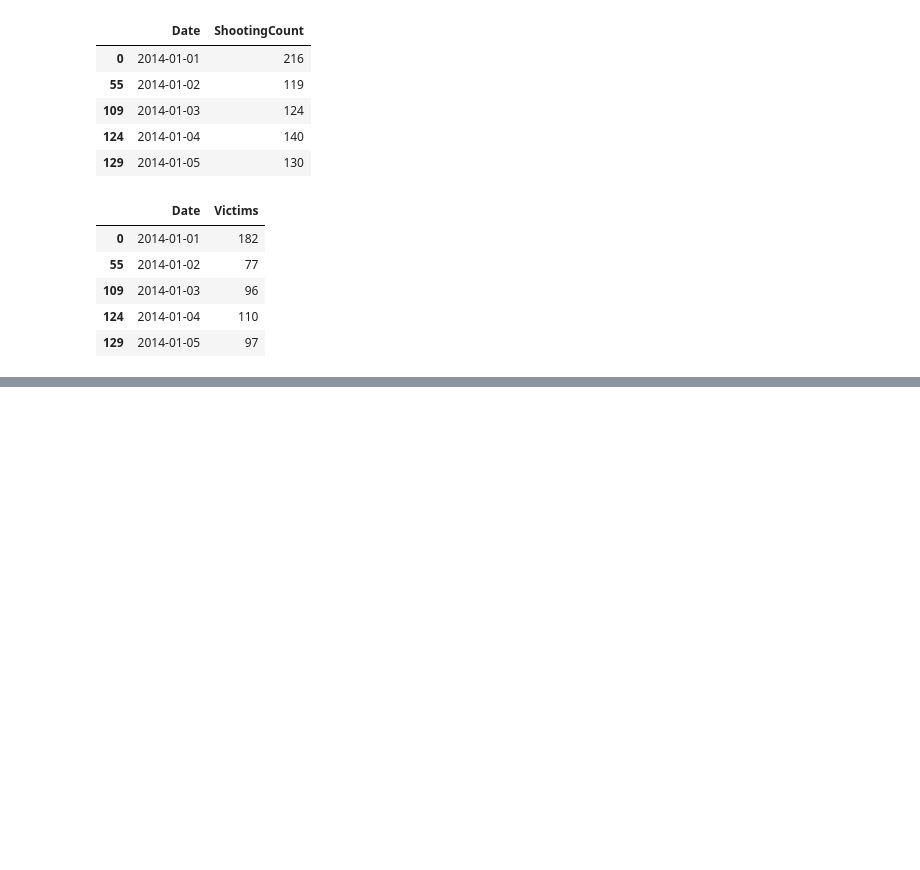
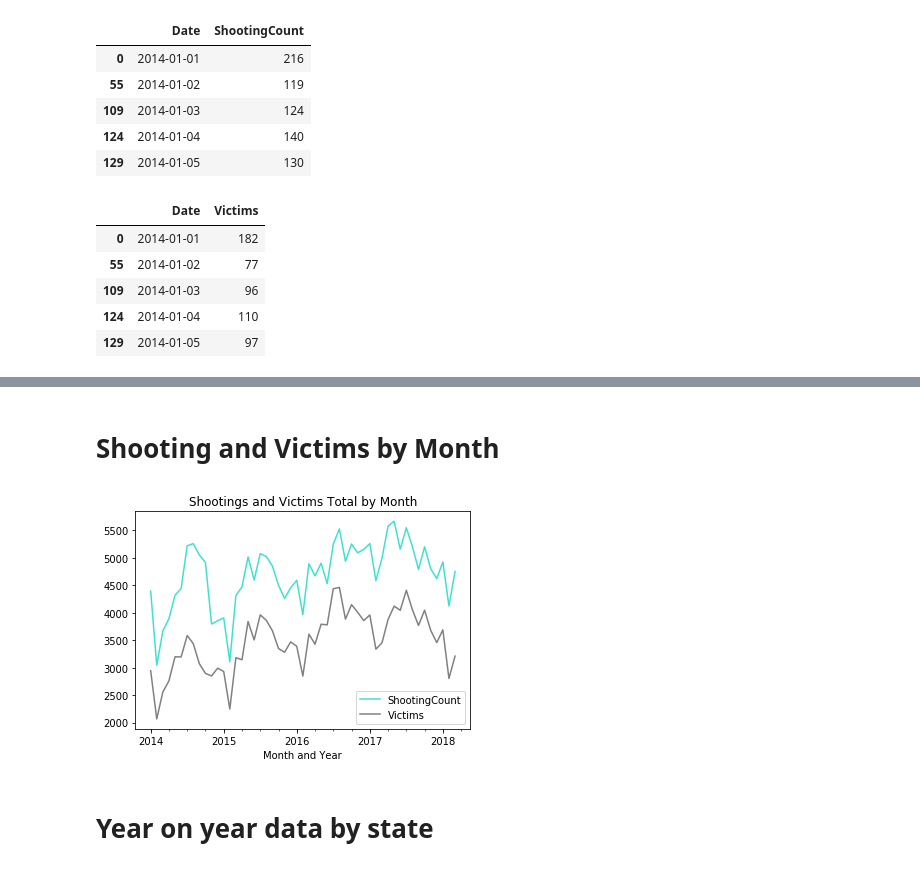
Before and after one commit to bencrutchfield/S-2Megabytes, a Jupyter notebook: 2014-2018 Gun Violence Data Analysis.ipynb, the cells around one changed output, grey strips where cells are left out. Saved outputs shown, nothing was run; the diff lists cells and outputs as text; code cells hidden in the pictures; blank space fills up the shorter version.

```diff
--- a/2014-2018 Gun Violence Data Analysis.ipynb
+++ b/2014-2018 Gun Violence Data Analysis.ipynb
@@ -255,3 +264,36 @@ fig = dict(data=TimeData, layout=layout)
 py.iplot(fig, filename = "Shooting and Victims by Time")
 # %% [output]
 [interactive output not drawn]
+# %% [markdown]
+# Shooting and Victims by Month
+# %%
+
+VictimsTime = pd.DataFrame(GunVoilenceRawData_df.groupby(['date'])['Victims'].sum())
+VictimsTime = VictimsTime.reset_index()
+VictimsTime.columns = ['Date','Victims']
+VictimsTime['Date'] =pd.to_datetime(VictimsTime['Date'], format='%m/%d/%Y')
+VictimsTime['Month and Year'] = VictimsTime['Date'].dt.to_period('M')
+VictimsTime = VictimsTime.set_index('Month and Year')
+VictimsTime = pd.DataFrame(VictimsTime.groupby(['Month and Year']).sum())
+# VictimsTime.head()
+ShootingTime = pd.DataFrame(GunVoilenceRawData_df.groupby(['date']).size())
+ShootingTime = ShootingTime.reset_index()
+ShootingTime.columns = ['Date','ShootingCount']
+ShootingTime['Date'] =pd.to_datetime(ShootingTime['Date'], format='%m/%d/%Y')
+ShootingTime['Month and Year'] = ShootingTime['Date'].dt.to_period('M')
+ShootingTime = ShootingTime.set_index('Month and Year')
+ShootingTime = pd.DataFrame(ShootingTime.groupby(['Month and Year']).sum())
+# ShootingTime.head()
+GunViolence_Time=pd.concat([ShootingTime, VictimsTime], axis=1, join_axes=[ShootingTime.index])
+GunViolence_Time.head()
+GunViolence_Time.plot.line()
+for ax in plt.gcf().axes:
+    ax.get_lines()[0].set_color('turquoise')
+    ax.get_lines()[1].set_color('grey')
+plt.title("Shootings and Victims Total by Month")
+plt.legend()
+plt.savefig('ShootingVictimsTotal.jpeg', dpi = 300)
+# %% [output]
+[figure, added]
+# %% [markdown]
+# Year on year data by state
```
Also changed, not shown: parts of 21 cells of this notebook, 5 other files.
